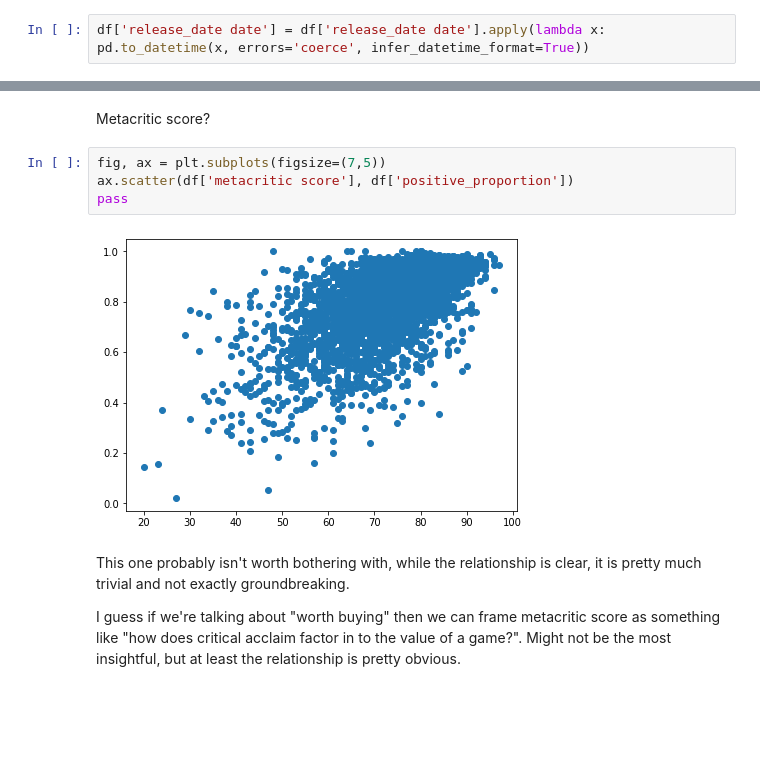
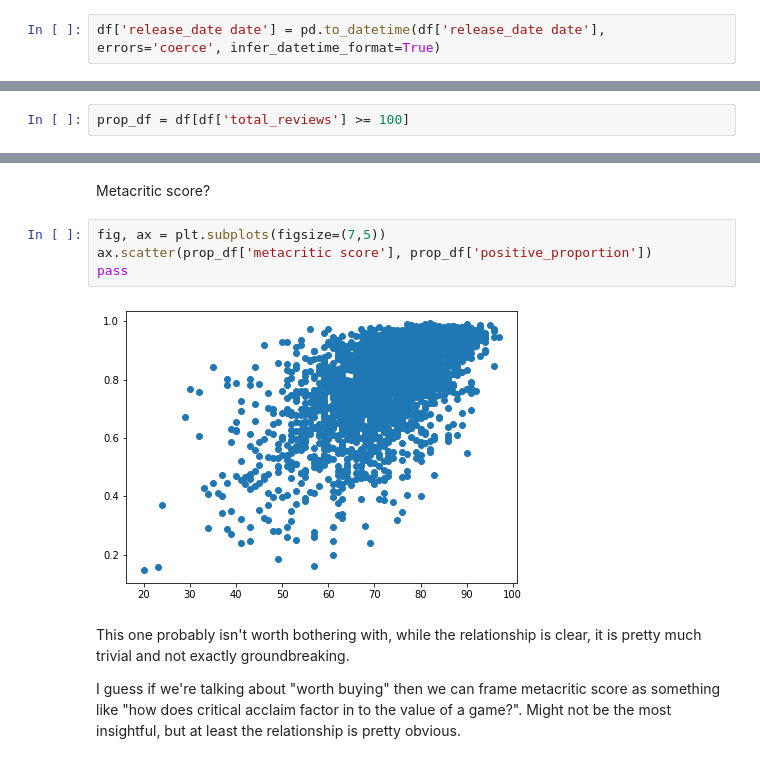
Before and after one commit to PokoNut/CMSC320FinalProject, a Jupyter notebook: final.ipynb, the cells around one changed output, grey strips where cells are left out. Saved outputs shown, nothing was run; the diff lists cells and outputs as text; blank space fills up the shorter version.

```diff
--- a/final.ipynb
+++ b/final.ipynb
@@ -202,7 +194,7 @@ for col_name in df:
 # %% [markdown]
 Next we change the release dates to all be in the same format, the pandas datetime format. The parameter `errors='coerce'` means that if pandas cannot figure out what the date format means, then it will set the value to pd.NaT. This is reasonable because there are many apps and not all will use a recognizable format, but we do not want those few exceptions to bring the process to a complete stop. The parameter `infer_datetime_format=True` is used because there is no consistent date format for all Steam pages. The main reason the release date would not be in a format recognized by pandas would be if the date is given in a language other than English.
 # %%
-df['release_date date'] = df['release_date date'].apply(lambda x: pd.to_datetime(x, errors='coerce', infer_datetime_format=True))
+df['release_date date'] = pd.to_datetime(df['release_date date'], errors='coerce', infer_datetime_format=True)
 # %% [markdown]
 Now we define a function to determine positive review percentage for a row. Gives NaN if missing either the total review count or total count of positive reviews.
 # %%
@@ -249,3 +243,5 @@ df.head()
+# %%
+prop_df = df[df['total_reviews'] >= 100]
 # %% [markdown]
 Is there some relationship between release date and positive rating percentage? Maybe they just don't make games like they used to, or maybe technological advancements mean that modern games are superior. We'll make a violin plot using matplotlib to compare release year and positive review percentage to try and get some idea.
 # %%
@@ -287,10 +302,10 @@ I think this one is probably a decent one to consider, but that outlier ruins th
 Metacritic score?
 # %%
 fig, ax = plt.subplots(figsize=(7,5))
-ax.scatter(df['metacritic score'], df['positive_proportion'])
+ax.scatter(prop_df['metacritic score'], prop_df['positive_proportion'])
 pass
 # %% [output]
-[figure, old version]
+[figure, new version]
 # %% [markdown]
 This one probably isn't worth bothering with, while the relationship is clear, it is pretty much trivial and not exactly groundbreaking.
 
```
Also changed, not shown: parts of 39 cells of this notebook.
